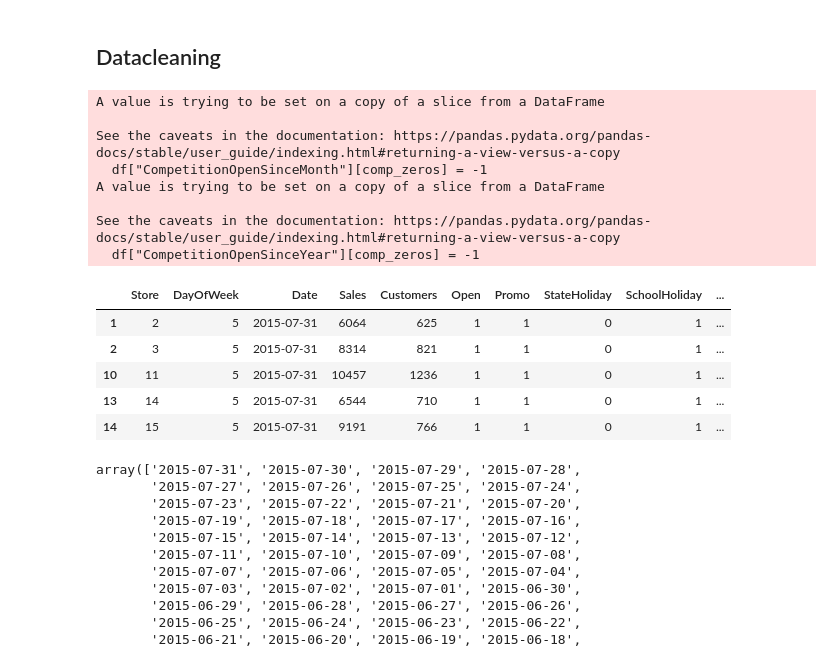
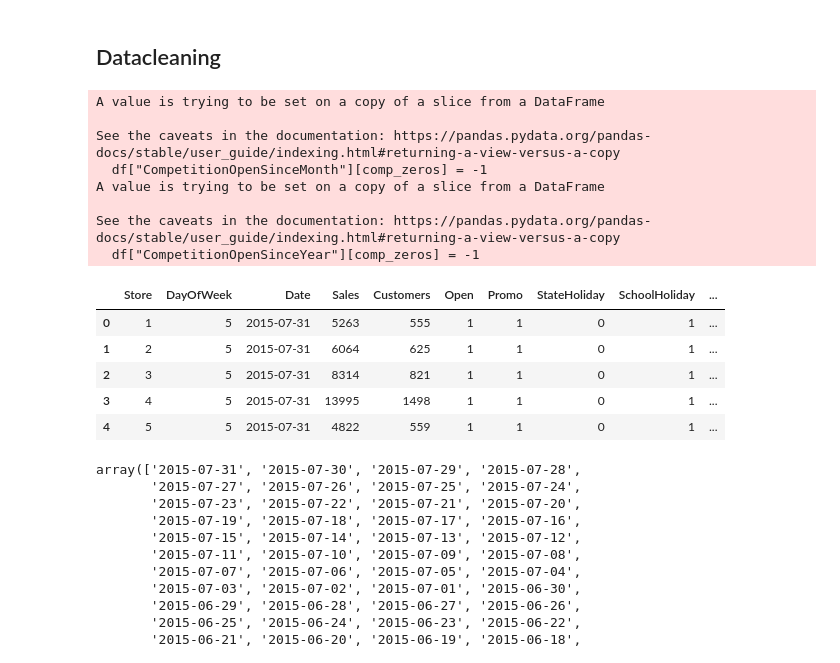
Before and after one commit to TheLoneCoderpy/rossmann_sales_prediction, a Jupyter notebook: notebook.ipynb, the cells around one changed output. Cells and saved outputs as stored; diff of their text form; code cells hidden in the pictures.

```diff
--- a/notebook.ipynb
+++ b/notebook.ipynb
@@ -141,41 +141,42 @@ Die letzten beiden Plots haben wir nicht erstellt, da die Test-Daten keine Infor
 # %% [markdown]
 ## Datacleaning
 # %%
-def apply_cleaning(df, test=False):
+def apply_cleaning(df, test=True):
     # Leere Werte der Spalte Competition Distance mit -1 füllen
     df["CompetitionDistance"] = df["CompetitionDistance"].fillna(-1)
 
     # Zeilen finden in welchen "CompetitionDistance" gleich -1 ist
     comp_zeros = df["CompetitionDistance"] == -1
 
     # Setze "CompetitionOpenSinceMonth" und "CompetitionOpenSinceYear" auf -1 für diese Zeilen
     df["CompetitionOpenSinceMonth"][comp_zeros] = -1
     df["CompetitionOpenSinceYear"][comp_zeros] = -1
 
     # Entferne alle Zeilen mit NaN-Werten aus dem DataFrame
     if not test:
         df = df.dropna(axis=0)
-
+    else :
+        df = df.fillna(0, axis=0)
     return df
 
 # Die Bereinigung auf den Haupt-DataFrame anwenden
 big_df = apply_cleaning(big_df)
 big_df.head(5)
 # %% [output]
 A value is trying to be set on a copy of a slice from a DataFrame
 
 See the caveats in the documentation: https://pandas.pydata.org/pandas-docs/stable/user_guide/indexing.html#returning-a-view-versus-a-copy
   df["CompetitionOpenSinceMonth"][comp_zeros] = -1
 A value is trying to be set on a copy of a slice from a DataFrame
 
 See the caveats in the documentation: https://pandas.pydata.org/pandas-docs/stable/user_guide/indexing.html#returning-a-view-versus-a-copy
   df["CompetitionOpenSinceYear"][comp_zeros] = -1
 |  | Store | DayOfWeek | Date | Sales | Customers | Open | Promo | StateHoliday | SchoolHoliday | ... |
+| 0 | 1 | 5 | 2015-07-31 | 5263 | 555 | 1 | 1 | 0 | 1 | ... |
 | 1 | 2 | 5 | 2015-07-31 | 6064 | 625 | 1 | 1 | 0 | 1 | ... |
 | 2 | 3 | 5 | 2015-07-31 | 8314 | 821 | 1 | 1 | 0 | 1 | ... |
-| 10 | 11 | 5 | 2015-07-31 | 10457 | 1236 | 1 | 1 | 0 | 1 | ... |
-| 13 | 14 | 5 | 2015-07-31 | 6544 | 710 | 1 | 1 | 0 | 1 | ... |
-| 14 | 15 | 5 | 2015-07-31 | 9191 | 766 | 1 | 1 | 0 | 1 | ... |
+| 3 | 4 | 5 | 2015-07-31 | 13995 | 1498 | 1 | 1 | 0 | 1 | ... |
+| 4 | 5 | 5 | 2015-07-31 | 4822 | 559 | 1 | 1 | 0 | 1 | ... |
 # %%
 # Datum reicht von 2015-07-31 bis 2013-01-01
 big_df["Date"].unique()
```
Also changed, not shown: parts of 19 cells of this notebook.
